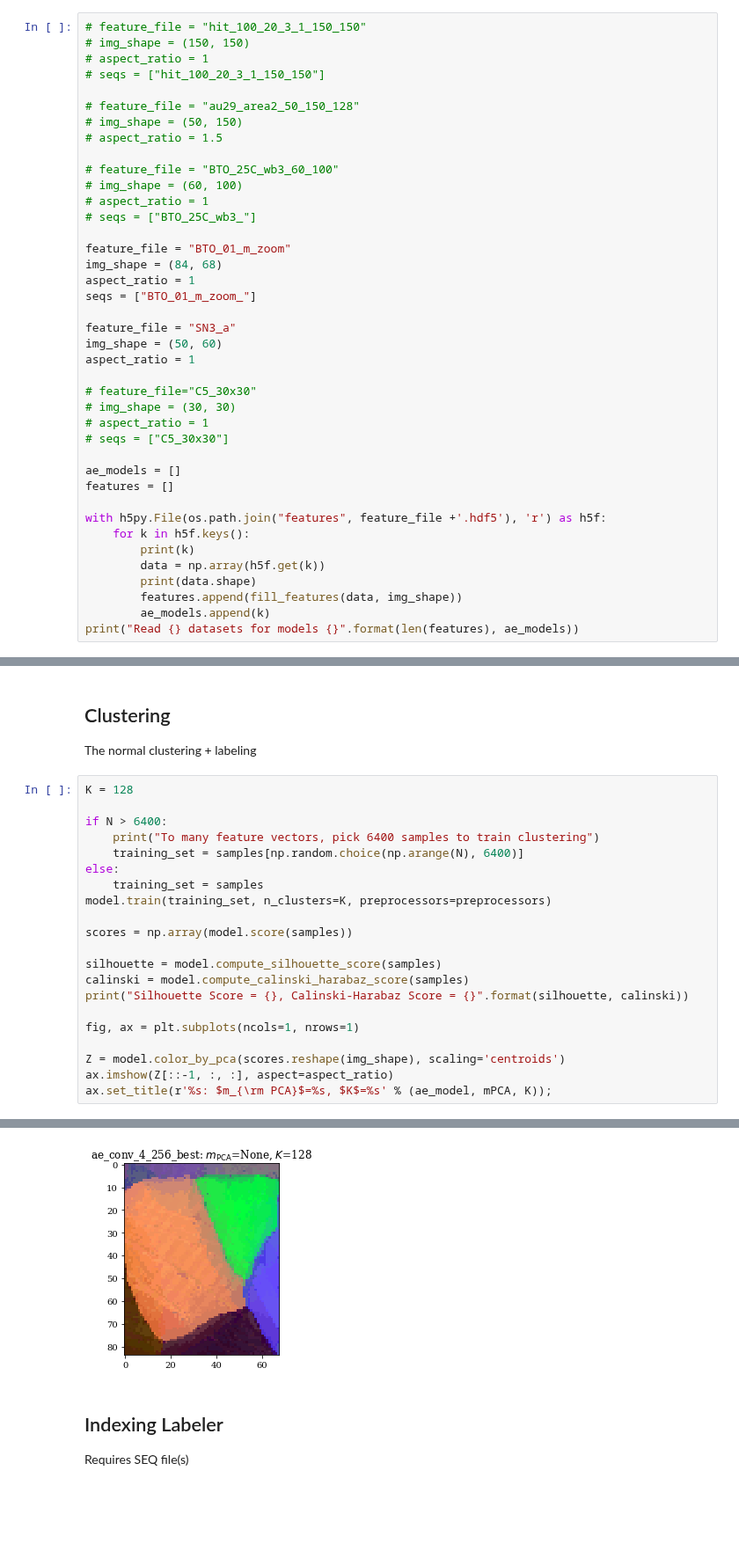
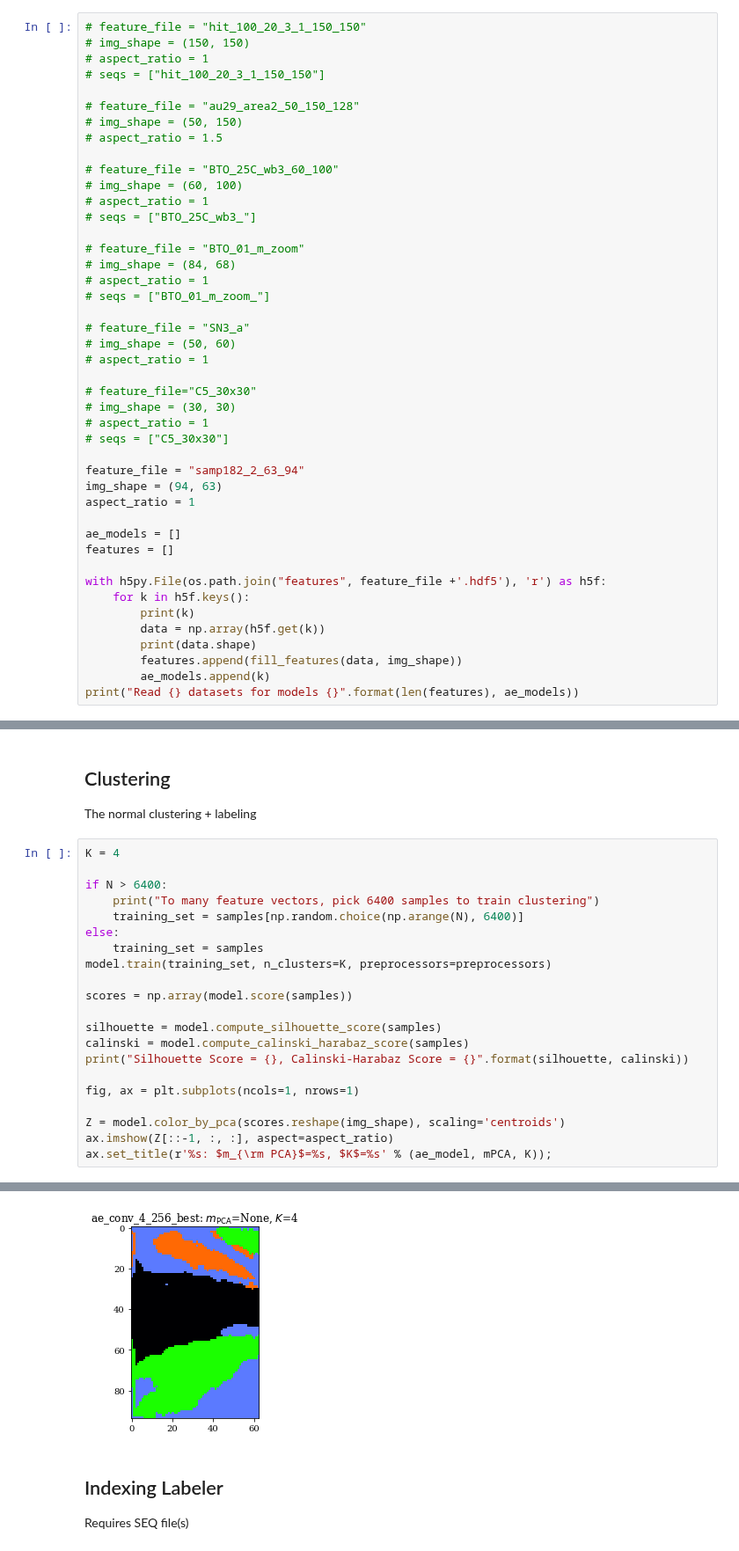
Before and after one commit to xmechanics/canon, a Jupyter notebook: scripts/segment.ipynb, the cells around one changed output, grey strips where cells are left out. Shown at 88% size. Cells and saved outputs as stored; diff of their text form; blank space fills up the shorter version.

```diff
--- a/scripts/segment.ipynb
+++ b/scripts/segment.ipynb
@@ -64,19 +64,23 @@ Using TensorFlow backend.
 # aspect_ratio = 1
 # seqs = ["BTO_25C_wb3_"]
 
-feature_file = "BTO_01_m_zoom"
-img_shape = (84, 68)
-aspect_ratio = 1
-seqs = ["BTO_01_m_zoom_"]
+# feature_file = "BTO_01_m_zoom"
+# img_shape = (84, 68)
+# aspect_ratio = 1
+# seqs = ["BTO_01_m_zoom_"]
 
-feature_file = "SN3_a"
-img_shape = (50, 60)
-aspect_ratio = 1
+# feature_file = "SN3_a"
+# img_shape = (50, 60)
+# aspect_ratio = 1
 
 # feature_file="C5_30x30"
 # img_shape = (30, 30)
 # aspect_ratio = 1
 # seqs = ["C5_30x30"]
+
+feature_file = "samp182_2_63_94"
+img_shape = (94, 63)
+aspect_ratio = 1
 
 ae_models = []
 features = []
@@ -140,7 +143,7 @@ else:
 ## Clustering
 The normal clustering + labeling
 # %%
-K = 128
+K = 4
 
 if N > 6400:
     print("To many feature vectors, pick 6400 samples to train clustering")
@@ -165,4 +168,4 @@ Silhouette Score = 0.08437957621492415, Calinski-Harabaz Score = 254.21410510661
-[figure, old version]
+[figure, new version]
 # %% [markdown]
 ## Indexing Labeler
 
```
Also changed, not shown: parts of 4 cells of this notebook, 2 other files.
